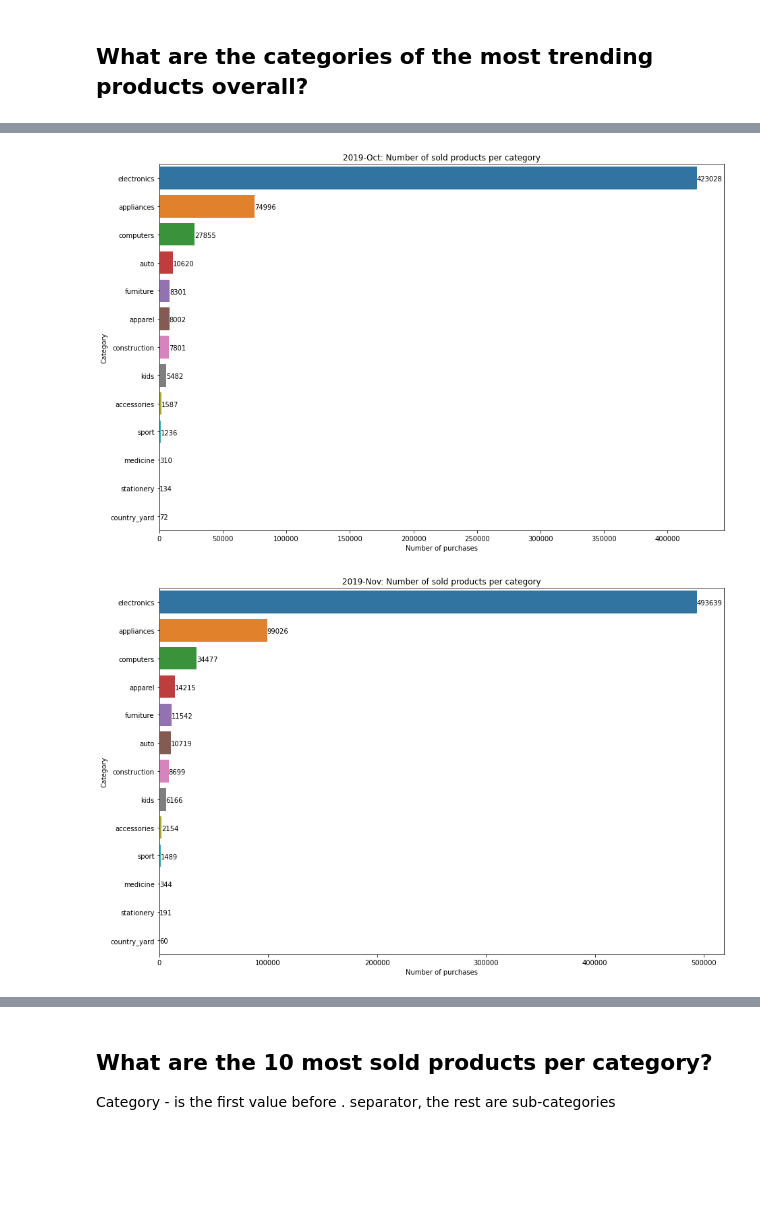
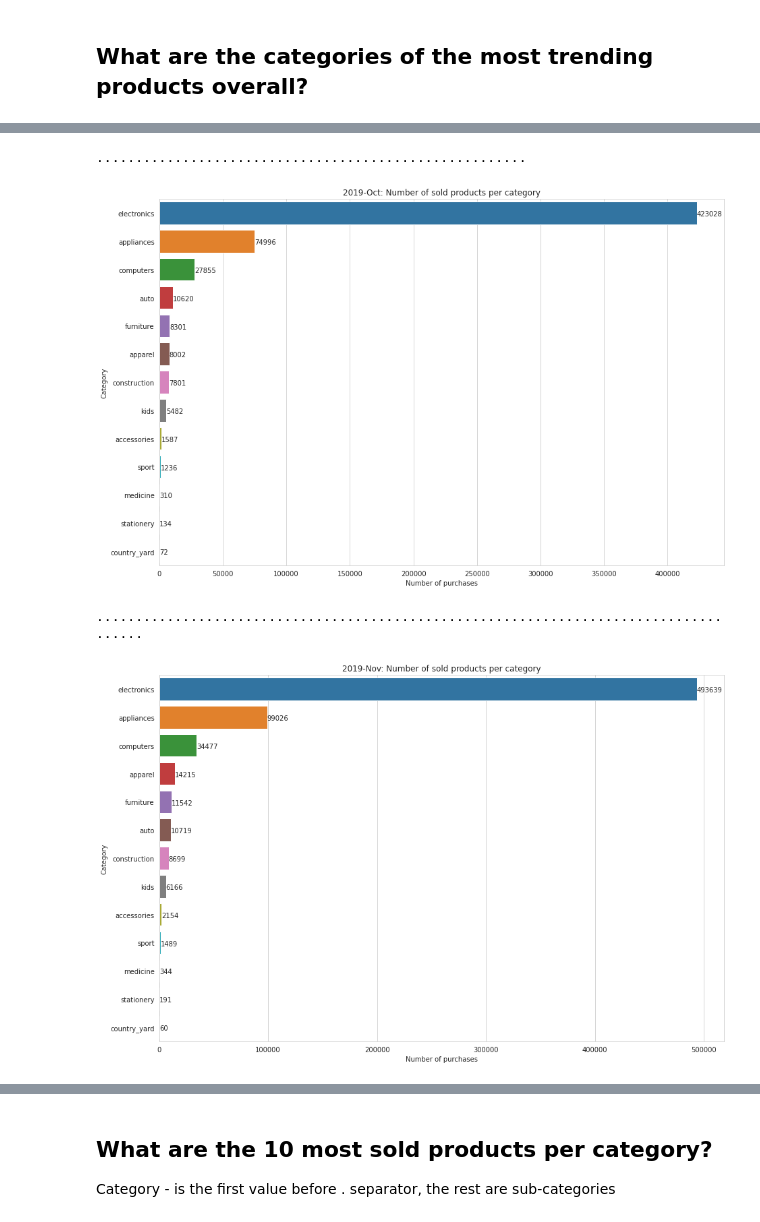
Before and after one commit to LA200/ADM_HW2, a Jupyter notebook: HW2 ADM.ipynb, the cells around one changed output, grey strips where cells are left out. Drawn from its saved outputs; the diff is of its cells as text; code cells hidden in the pictures; blank space fills up the shorter version.

```diff
--- a/HW2 ADM.ipynb
+++ b/HW2 ADM.ipynb
@@ -440,8 +442,9 @@ def get_probability_that_if_in_cart_product_is_bought(
     events_handler = events_handler.dropna(subset=['cart'])
     # fill missing purchases with 0
     events_handler = events_handler.fillna(0).astype(np.uint32)
-    # calculate number of purchases per cart event for user-product pair and find mean
-    prob_if_in_cart_bought = (events_handler.purchase / events_handler.cart).mean()
+    # probability in frequency interpretation is the proportion of times that event occured
+    # we're insterested only in occurance of 'cart' and 'purchase' given 'cart' events
+    prob_if_in_cart_bought = events_handler.purchase.sum() / events_handler.cart.sum()
     print(
         f"\n{df_label + ' | ' if df_label else ''}"
         f"The probability that products added once to the cart are effectively bought "
@@ -628,0 +579,3 @@ newchunk[newchunk.index.isin([1004209], level=-1)].head(10)
+# %%
+for df_label in df_labels:
+    get_avg_time_from_first_view_to_another_event(df_label=df_label)
@@ -628,0 +587,3 @@ newchunk[newchunk.index.isin([1004209], level=-1)].head(10)
+# %%
+for df_label in df_labels:
+    get_avg_time_from_first_view_to_another_event(df_label=df_label)  # if we consider only the first event
@@ -683,51 +637,55 @@ def show_values_on_bars(axs, h_v="v", space=0.4):
 def get_most_trending_products(
     df_label: str = default_file_label,
     aws: bool = default_aws,
-    chunksize: int = deafult_chunksize,
+    size_mb: float = deafult_size_mb,
     nrows: int = default_nrows
 ):
     reader = read_csv(
         df_label=df_label,
         aws=aws,
-        chunksize=chunksize,
+        size_mb=size_mb,
         nrows=nrows,
         usecols=['category_code', 'event_type'],
         dtype={'category_code': str, 'event_type': str}
     )
     most_trending_products = pd.DataFrame()
-    i = 0
     for chunk in reader:
-        # print(f"Processing a chunk #{i}")
+        print(".", end="")
         # take only the category
-        chunk.loc[:, 'category_code'] = chunk.category_code.str.split('.').str[0]
+        chunk.loc[:, 'category_code'] = chunk.category_code.str.split('.').str[0].str.strip()
+        # consider only purchases for known categories
+        # we could also preprocess the data to match
+        # missing category_code with known category_code for the same category_id
         events_operations = chunk[
-            chunk['event_type'].isin(['purchase']) & ~(chunk['category_code'] == '')
-        ].dropna().groupby(
+            chunk['event_type'].str.contains(pat='purchase') & ~(chunk['category_code'] == '')
+        ].groupby(
             ['category_code']
-        ).event_type.count().to_frame().rename(
+        ).event_type.count().to_frame().rename(  # count number of purchases per category
             columns={'event_type': 'n_purchases'}
         )
         if most_trending_products.empty:
             most_trending_products = events_operations
         else:
+            # summing up results for number of purchases per category
             most_trending_products = most_trending_products.add(events_operations, fill_value=0).astype(np.uint32)
-        i += 1
     most_trending_products.reset_index(inplace=True)
     # sort in descending order
     most_trending_products.sort_values(by=['n_purchases'], ascending=False, inplace=True)
     # plot results
+    sns.set_style("whitegrid")
     fig, ax = plt.subplots(figsize=(15, 10))
-    bar_plt = sns.barplot(data=most_trending_products, x="n_purchases", y="category_code", palette='tab10')
-    bar_plt.set(
-        ylabel='Category',
-        xlabel='Number of purchases',
-        title=f"{df_label + ': ' if df_label else ''}Number of sold products per category"
-    )
+    _ = sns.barplot(data=most_trending_products, x="n_purchases", y="category_code", palette='tab10')
+    plt.xlabel('Number of purchases')
+    plt.ylabel('Category')
+    plt.title(f"{df_label + ': ' if df_label else ''}Number of sold products per category")
+    plt.xlim(0, most_trending_products['n_purchases'].max() * 1.05)
     show_values_on_bars(ax, "h", 0.3)
     plt.show()
 # %%
 for df_label in df_labels:
-    get_most_trending_products(df_label=df_label, nrows=None)  # take all rows
+    get_most_trending_products(df_label=df_label, nrows=None, size_mb=100)  # perform for the whole DS
 # %% [output]
+.......................................................
-[figure, old version]
+[figure, new version]
+......................................................................................
-[figure, old version]
+[figure, new version]
```
Also changed, not shown: parts of 42 cells of this notebook, 2 other files.
